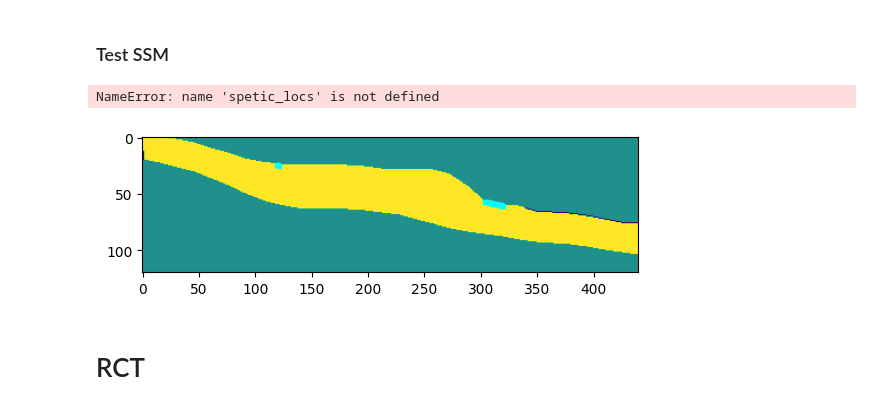
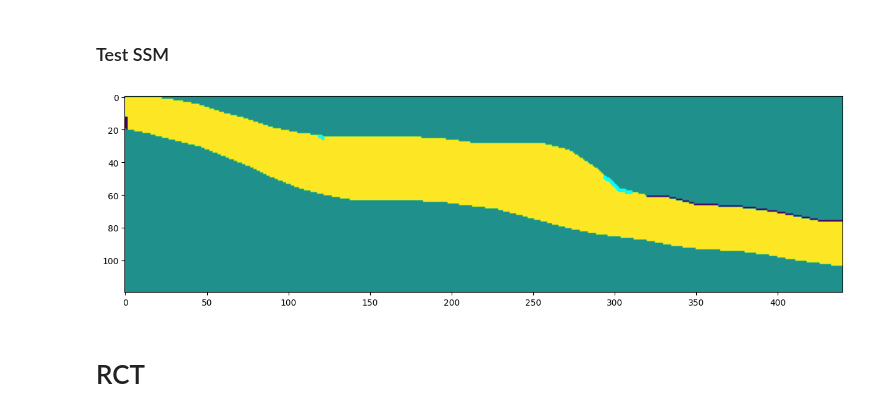
Before and after one commit to Shuyang-Wang/wasaga_model, a Jupyter notebook: wasaga_3d/v2_run_wasaga_3d.ipynb, the cells around one changed output. Saved outputs shown, nothing was run; the diff lists cells and outputs as text; code cells hidden in the pictures.

```diff
--- a/wasaga_3d/v2_run_wasaga_3d.ipynb
+++ b/wasaga_3d/v2_run_wasaga_3d.ipynb
@@ -192,6 +199,7 @@ row_coords_clay  =  list(row_coords) +[nlay,nlay]
 # Define ibound and initial conditionsa
 ibound = np.ones((nlay, nrow, ncol), dtype=int)
 initial_head = np.full((nlay, nrow, ncol), 200.0, dtype=float)
+shoreline_distance = 1600
 
 # Set constant head boundary conditions for the first and last rows
 array = change_array_within_polygon(ibound, row_coords_topo, col_coords_topo, 0)
@@ -216,11 +224,11 @@ for c in range(0,2):
         i-=1
 
 
-lay = np.where(ibound[:,int(1700/delr),-1])[0][0]
+lay = np.where(ibound[:,int(shoreline_distance/delr),-1])[0][0]
 elv = lay_to_meter(lay)
 head = elv
 
-for c in range(int(1700/delr),int(2200/delr)):
+for c in range(int(shoreline_distance/delr),int(2200/delr)):
     lay = np.where(ibound[:,c,-1]==1)[0][0]
     #print(lay,lay_to_meter(lay))
     ibound[lay,c,:] = -1
@@ -228,7 +236,7 @@ for c in range(int(1700/delr),int(2200/delr)):
 
 # Your existing code
 im = plt.imshow(ibound[:,:,2], origin='upper', aspect=1)
-plt.axvline(x=meter_to_col(1700))# shoreline
+plt.axvline(x=meter_to_col(shoreline_distance))# shoreline
 plt.gcf().set_size_inches(15,10)
 
 # Set the y-axis tick positions and labels
@@ -322,8 +330,9 @@ pcg = flopy.modflow.ModflowPcg(mf, hclose=1e-3,npcond=1,
 # %%
 locate_ground_surface_lay(meter_to_row(160))
 #drn_cell = [(0, 150, 28), -10, 100]
-
-beach_drns = np.arange(1520,1600+1,delr).astype(int)
+start_dis = shoreline_distance - 130
+end_dis = shoreline_distance - 70
+beach_drns = np.arange(start_dis,end_dis+1,delr).astype(int)
 river_drns = np.arange(595,605+1,delr).astype(int)
 #beach_drns = []
 
@@ -392,0 +375,16 @@ drn = flopy.modflow.ModflowDrn(model=mf, stress_period_data=drn_cell,)
+# %%
+im = plt.imshow(ibound[:, :, 0], origin='upper')
+
+drns0 = np.unique([i for i in drn.stress_period_data.data[0] if i[2]==0])
+for i in drns0:
+    plt.scatter(i[1],i[0],c='cyan',s=5,marker='s')
+
+
+# for i in spetic_locs:
+
+#     plt.scatter([i[0],i[0],i[0],i[0]],[1,2,3,4],c='red',s=6,marker='s')
+
+
+
+plt.gcf().set_size_inches(15,10)
+plt.show()
@@ -734,24 +734,21 @@ else:
 # %%
 im = plt.imshow(ibound[:, :, 0], origin='upper')
 
 drns0 = np.unique([i for i in drn.stress_period_data.data[0] if i[2]==0])
 for i in drns0:
     plt.scatter(i[1],i[0],c='cyan',s=5,marker='s')
 
 
-for i in spetic_locs:
+# for i in spetic_locs:
 
-    plt.scatter([i[0],i[0],i[0],i[0]],[1,2,3,4],c='red',s=6,marker='s')
-
-
+#     plt.scatter([i[0],i[0],i[0],i[0]],[1,2,3,4],c='red',s=6,marker='s')
 
 
 
 plt.gcf().set_size_inches(15,10)
 plt.show()
 # %% [output]
-NameError: name 'spetic_locs' is not defined
-[figure, old version]
+[figure, new version]
 # %% [markdown]
 # RCT
 # %%
```
Also changed, not shown: parts of 9 cells of this notebook, 1 other file.
